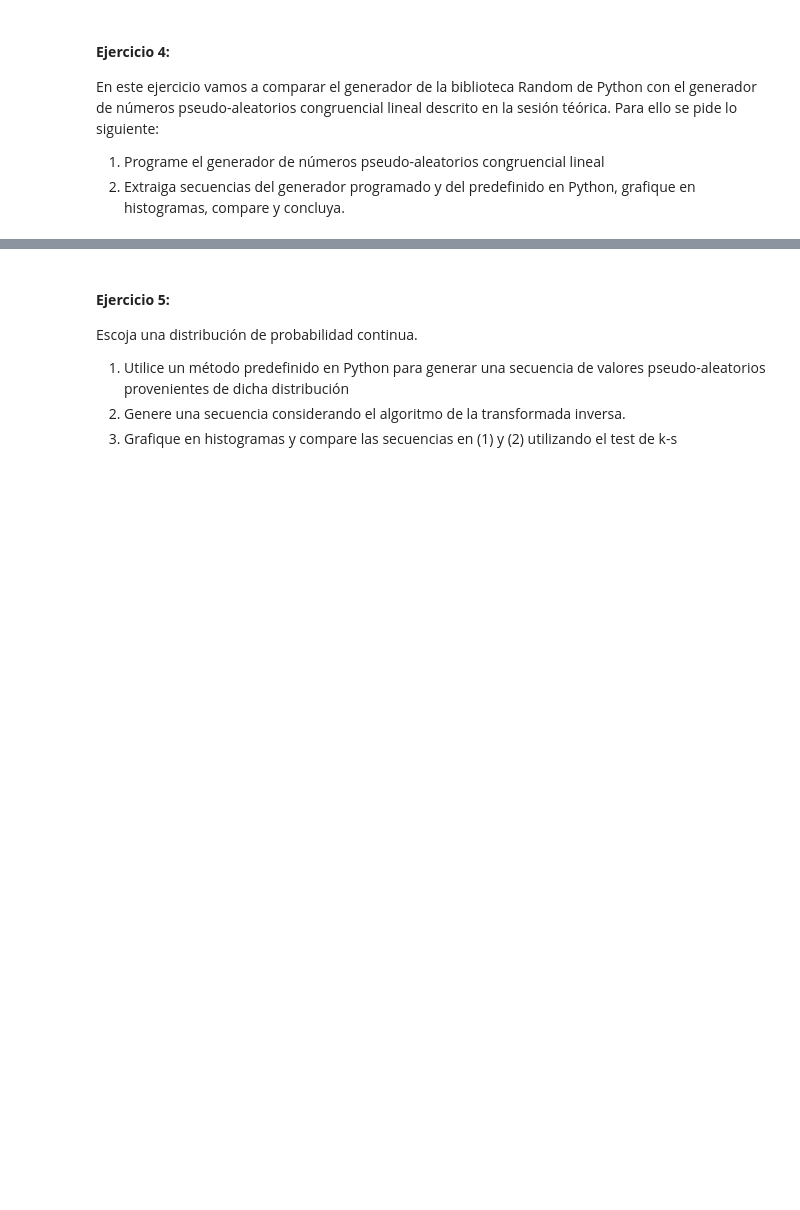
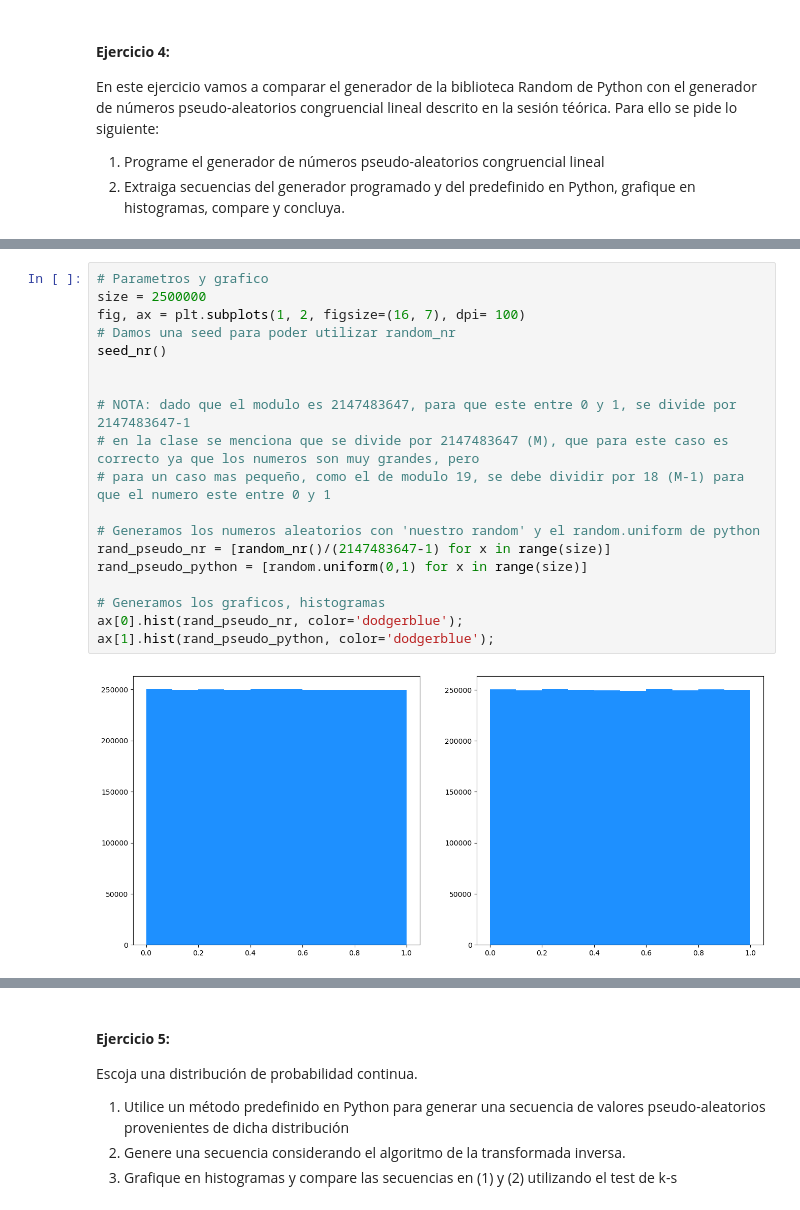
Before and after one commit to imnotUrban/Repo-Simulacion, a Jupyter notebook: Laboratorio_Online/Laboratorio_Onlline.ipynb, the cells around one changed output, grey strips where cells are left out. Drawn from its saved outputs; the diff is of its cells as text; blank space fills up the shorter version.

```diff
--- a/Laboratorio_Online/Laboratorio_Onlline.ipynb
+++ b/Laboratorio_Online/Laboratorio_Onlline.ipynb
@@ -448,0 +520,21 @@ En este ejercicio vamos a comparar el generador de la biblioteca Random de Pytho
+# %%
+# Parametros y grafico
+size = 2500000
+fig, ax = plt.subplots(1, 2, figsize=(16, 7), dpi= 100)
+# Damos una seed para poder utilizar random_nr
+seed_nr()
+
+
+# NOTA: dado que el modulo es 2147483647, para que este entre 0 y 1, se divide por 2147483647-1
+# en la clase se menciona que se divide por 2147483647 (M), que para este caso es correcto ya que los numeros son muy grandes, pero
+# para un caso mas pequeño, como el de modulo 19, se debe dividir por 18 (M-1) para que el numero este entre 0 y 1
+
+# Generamos los numeros aleatorios con 'nuestro random' y el random.uniform de python
+rand_pseudo_nr = [random_nr()/(2147483647-1) for x in range(size)]
+rand_pseudo_python = [random.uniform(0,1) for x in range(size)]
+
+# Generamos los graficos, histogramas
+ax[0].hist(rand_pseudo_nr, color='dodgerblue');
+ax[1].hist(rand_pseudo_python, color='dodgerblue');
+# %% [output]
+[figure, added]
```
Also changed, not shown: parts of 22 cells of this notebook.
